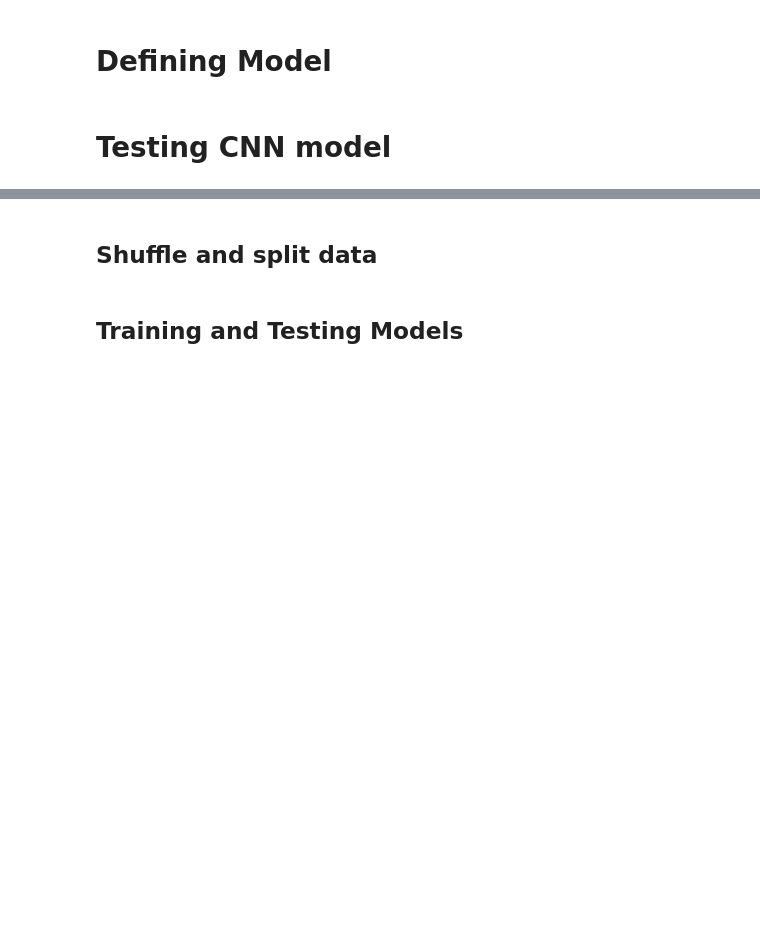
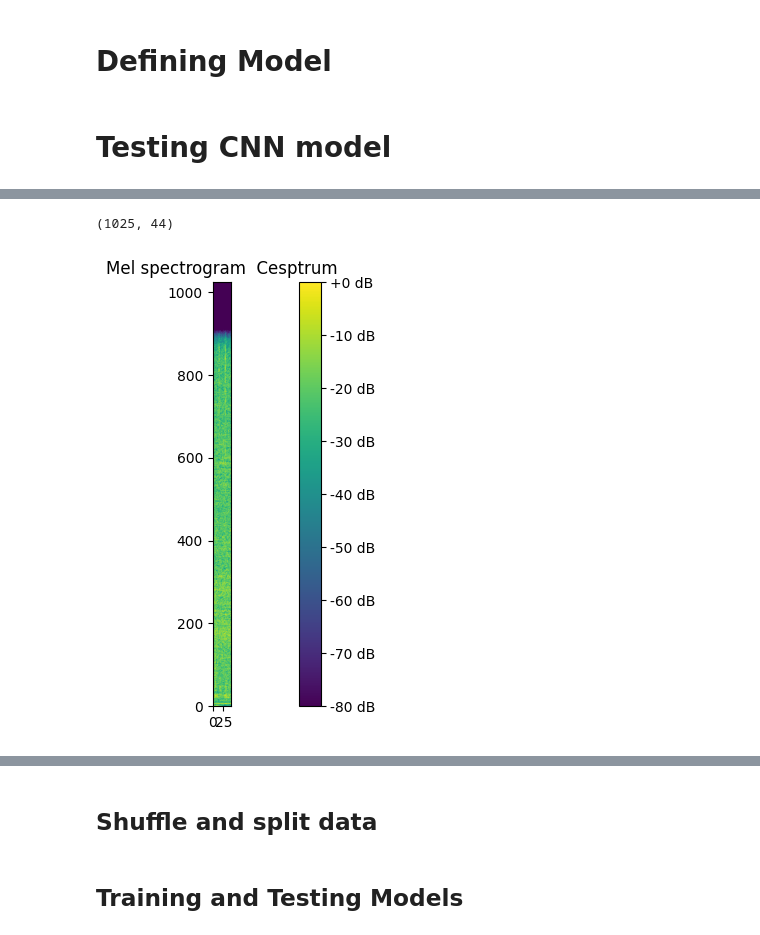
Before and after one commit to Denolle-Lab/OrcaSeis, a Jupyter notebook: cnn_pytorch.ipynb, the cells around one changed output, grey strips where cells are left out. Saved outputs shown, nothing was run; the diff lists cells and outputs as text; code cells hidden in the pictures; blank space fills up the shorter version.

```diff
--- a/cnn_pytorch.ipynb
+++ b/cnn_pytorch.ipynb
@@ -383,7 +429,7 @@ def normalize_spect(spect):
     return normalized_spectrogram
 # %%
 # Loading first sepctrogram, shape = ((1025, 44))
-spectrogram_1 = np.load(os.path.join(dir_path, "orca_spectrogram", "1.npy"))
+spectrogram_1 = np.load(os.path.join('orca_spectrogram_2', '1.npy'))
 # %%
 N = spectrogram_1.shape[0]
 data = np.zeros(shape=(num_total_data, 1, N, spectrogram_1.shape[1]))
@@ -397,16 +458,19 @@ data_df
 # %%
-file_path = os.path.join(dir_path, 'noise_spectrogram', '206.npy')
+file_path = os.path.join('noise_spectrogram_2', '3888.npy')
 test_spect = np.load(file_path)
 test_spect = test_spect[:N, :]
 
 print(test_spect.shape)
 
 plt.figure(figsize=(14, 5))
 plt.imshow(test_spect, origin='lower')
 plt.colorbar(format='%+2.0f dB')
 plt.title('Mel spectrogram  Cesptrum')
 plt.tight_layout()
 plt.show()
+# %% [output]
+(1025, 44)
+[figure, added]
 # %%
 # Populating data and labels arrays
 non_existant_indices = []
```
Also changed, not shown: parts of 10 cells of this notebook, 2 other files.
